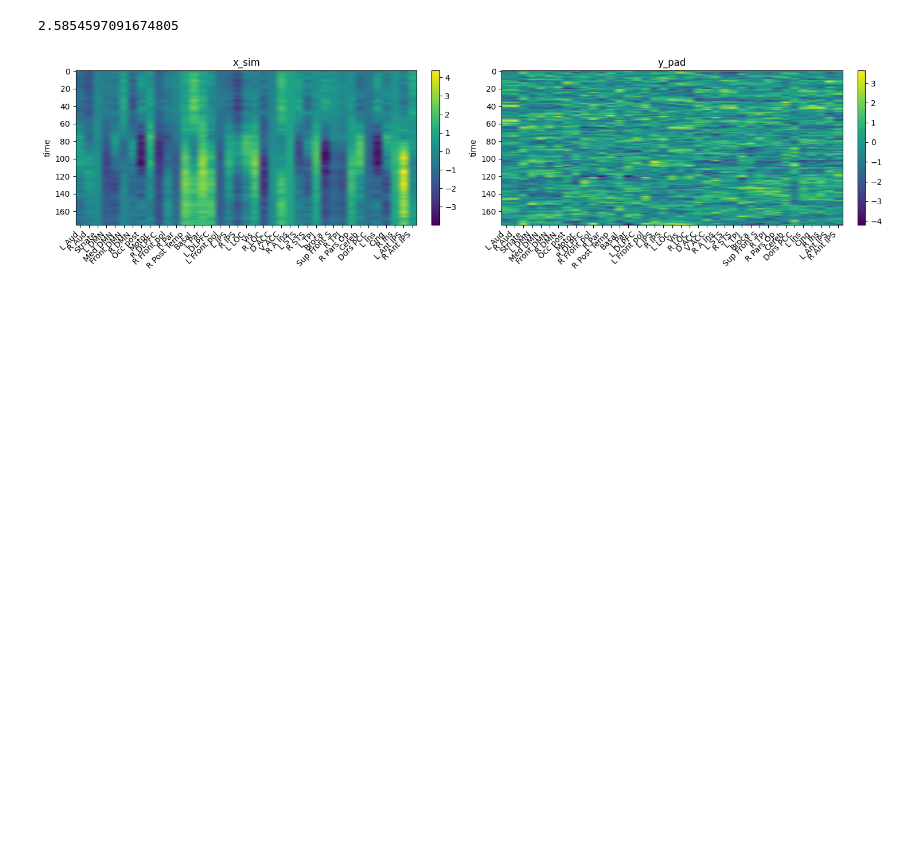
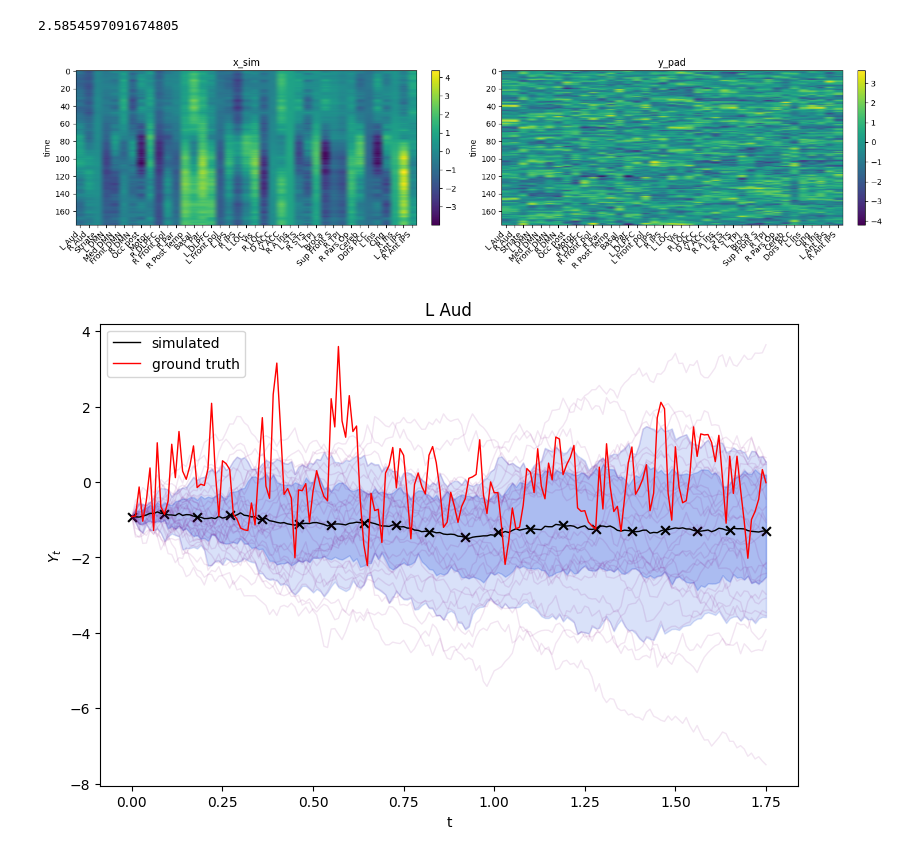
Before and after one commit to dani2442/neuroscience, a Jupyter notebook: notebooks/model_sde.ipynb, the cells around one changed output. Saved outputs shown, nothing was run; the diff lists cells and outputs as text; code cells hidden in the pictures; blank space fills up the shorter version.

Commit message:
add plot

```diff
--- a/notebooks/model_sde.ipynb
+++ b/notebooks/model_sde.ipynb
@@ -255,16 +234,16 @@ Epoch 100 | train loss: 1.095169
 # %%
-dataset = VariableLengthSDEData(dt=dt, state_size=state_size, device=device)
-loader = DataLoader(dataset, batch_size=1, shuffle=True, collate_fn=collate_variable, drop_last=False)
+#dataset = VariableLengthSDEData(dt=dt, state_size=state_size, device=device)
+#loader = DataLoader(dataset, batch_size=1, shuffle=True, collate_fn=collate_variable, drop_last=False)
 
 # Model
-sde = LinearSDE(state_size=state_size, brownian_size=brownian_size).to(device)
+#sde = LinearSDE(state_size=state_size, brownian_size=brownian_size).to(device)
 ts_pad, y_pad, mask, x0 = next(iter(loader))
 x_sim = torchsde.sdeint(sde, x0, ts_pad, method=method).transpose(0, 1)
 loss = masked_mse(x_sim, y_pad, mask)
 print(loss.item())
 
 x_data = [x_sim.detach().numpy()[0], y_pad.detach().numpy()[0]]
-titles = ["x_sim", "y_pad"]
+titles = ["simulation", "ground truth"]
 
 fig, axes = plt.subplots(1, 2, figsize=(15, 4))
 for ax, arr, title in zip(axes, x_data, titles):
@@ -280,3 +259,41 @@ plt.show()
 # %% [output]
 2.5854597091674805
 [figure]
+# %%
+t, y_pad, mask, x0 = next(iter(loader))
+
+n_samples = 30
+ys = []
+for _ in range(n_samples):
+    ys.append(torchsde.sdeint(sde, x0, t).squeeze().detach().numpy())
+
+ys = np.stack(ys)
+# %%
+ys = ys[:, :, 0]
+# %%
+# Mean and quantiles
+mean = ys.mean(axis=0)
+q10, q25, q75, q90 = np.percentile(ys, [10, 25, 75, 90], axis=0)
+
+# Plot
+fig, ax = plt.subplots(figsize=(9,6))
+ax.fill_between(t, q10, q90, color="royalblue", alpha=0.2)
+ax.fill_between(t, q25, q75, color="royalblue", alpha=0.3)
+
+# Plot sample paths
+for i in range(n_samples):
+    ax.plot(t, ys[i], color="purple", alpha=0.1, linewidth=1)
+
+# Plot mean
+ax.plot(t, mean, color="black", linewidth=1, label="simulated")
+ax.plot(t, y_pad[0, :, 0].numpy(), color="red", linewidth=1, label="ground truth")
+idx = np.linspace(0, len(t)-1, 20, dtype=int)
+ax.scatter(t[idx], mean[idx], color="black", s=40, marker="x")
+
+ax.set_title(atlas["labels"][0])
+ax.set_xlabel("t")
+ax.set_ylabel(r"$Y_t$")
+plt.legend()
+plt.show()
+# %% [output]
+[figure, added]
```
Also changed, not shown: parts of 3 cells of this notebook.
